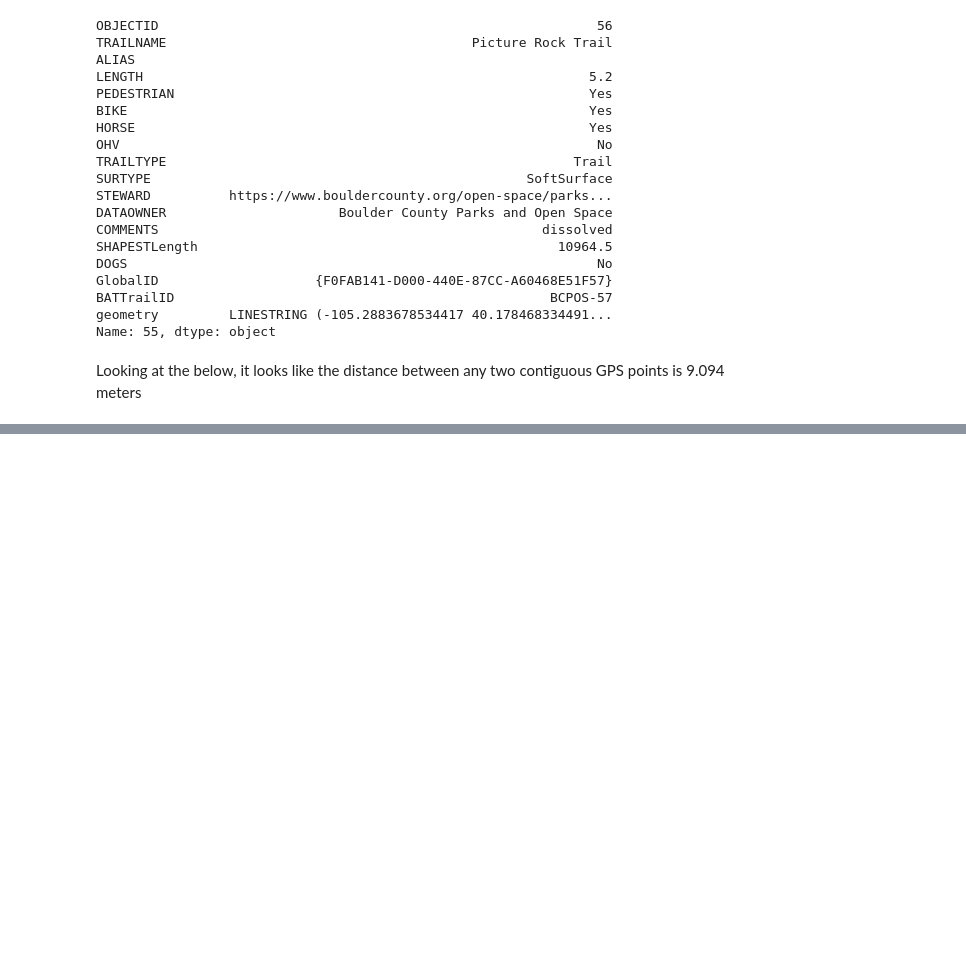
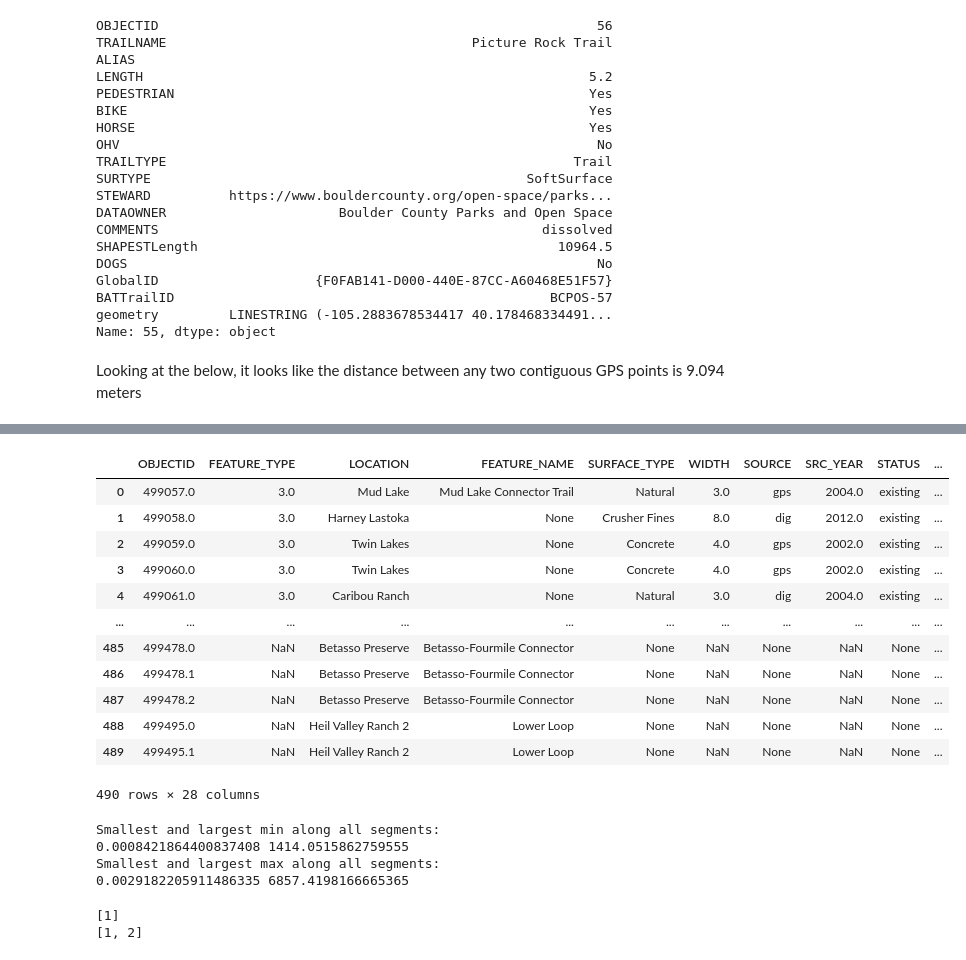
Before and after one commit to aemerick/planit, a Jupyter notebook: autotrail/boulder_trails_eda.ipynb, the cells around one changed output, grey strips where cells are left out. Saved outputs shown, nothing was run; the diff lists cells and outputs as text; code cells hidden in the pictures; blank space fills up the shorter version.

```diff
--- a/autotrail/boulder_trails_eda.ipynb
+++ b/autotrail/boulder_trails_eda.ipynb
@@ -317,0 +594,52 @@ Datum: World Geodetic System 1984
+# %%
+new_df
+# %% [output]
+|  | OBJECTID | FEATURE_TYPE | LOCATION | FEATURE_NAME | SURFACE_TYPE | WIDTH | SOURCE | SRC_YEAR | STATUS | ... |
+| 0 | 499057.0 | 3.0 | Mud Lake | Mud Lake Connector Trail | Natural | 3.0 | gps | 2004.0 | existing | ... |
+| 1 | 499058.0 | 3.0 | Harney Lastoka | None | Crusher Fines | 8.0 | dig | 2012.0 | existing | ... |
+| 2 | 499059.0 | 3.0 | Twin Lakes | None | Concrete | 4.0 | gps | 2002.0 | existing | ... |
+| 3 | 499060.0 | 3.0 | Twin Lakes | None | Concrete | 4.0 | gps | 2002.0 | existing | ... |
+| 4 | 499061.0 | 3.0 | Caribou Ranch | None | Natural | 3.0 | dig | 2004.0 | existing | ... |
+| ... | ... | ... | ... | ... | ... | ... | ... | ... | ... | ... |
+| 485 | 499478.0 | NaN | Betasso Preserve | Betasso-Fourmile Connector | None | NaN | None | NaN | None | ... |
+| 486 | 499478.1 | NaN | Betasso Preserve | Betasso-Fourmile Connector | None | NaN | None | NaN | None | ... |
+| 487 | 499478.2 | NaN | Betasso Preserve | Betasso-Fourmile Connector | None | NaN | None | NaN | None | ... |
+| 488 | 499495.0 | NaN | Heil Valley Ranch 2 | Lower Loop | None | NaN | None | NaN | None | ... |
+| 489 | 499495.1 | NaN | Heil Valley Ranch 2 | Lower Loop | None | NaN | None | NaN | None | ... |
+490 rows × 28 columns
+# %%
+# find the maximum distances in each segment
+new_df = gdf # process_data(gdf)
+
+all_max = np.zeros(len(new_df))
+all_min = np.zeros(len(new_df))
+
+gpx_data = make_gpx_data(new_df)
+
+for i in np.arange(len(new_df)):
+    if gpx_data[i] is None or isinstance(gpx_data[i],list):
+        all_max[i] = -1
+        all_min[i] = -1
+    else:
+
+        all_max[i] = np.max(get_distances(gpx_data[i].points))
+        all_min[i] = np.min(get_distances(gpx_data[i].points))
+
+print("Smallest and largest min along all segments: ")
+print(np.min(all_min[all_min>0]), np.max(all_min))
+
+print("Smallest and largest max along all segments: ")
+print(np.min(all_max[all_max>0]), np.max(all_max))
+# %% [output]
+Smallest and largest min along all segments:
+0.0008421864400837408 1414.0515862759555
+Smallest and largest max along all segments:
+0.0029182205911486335 6857.4198166665365
+# %%
+x = [1]
+print(x)
+x.append(2)
+print(x)
+# %% [output]
+[1]
+[1, 2]
```
Also changed, not shown: parts of 18 cells of this notebook.
